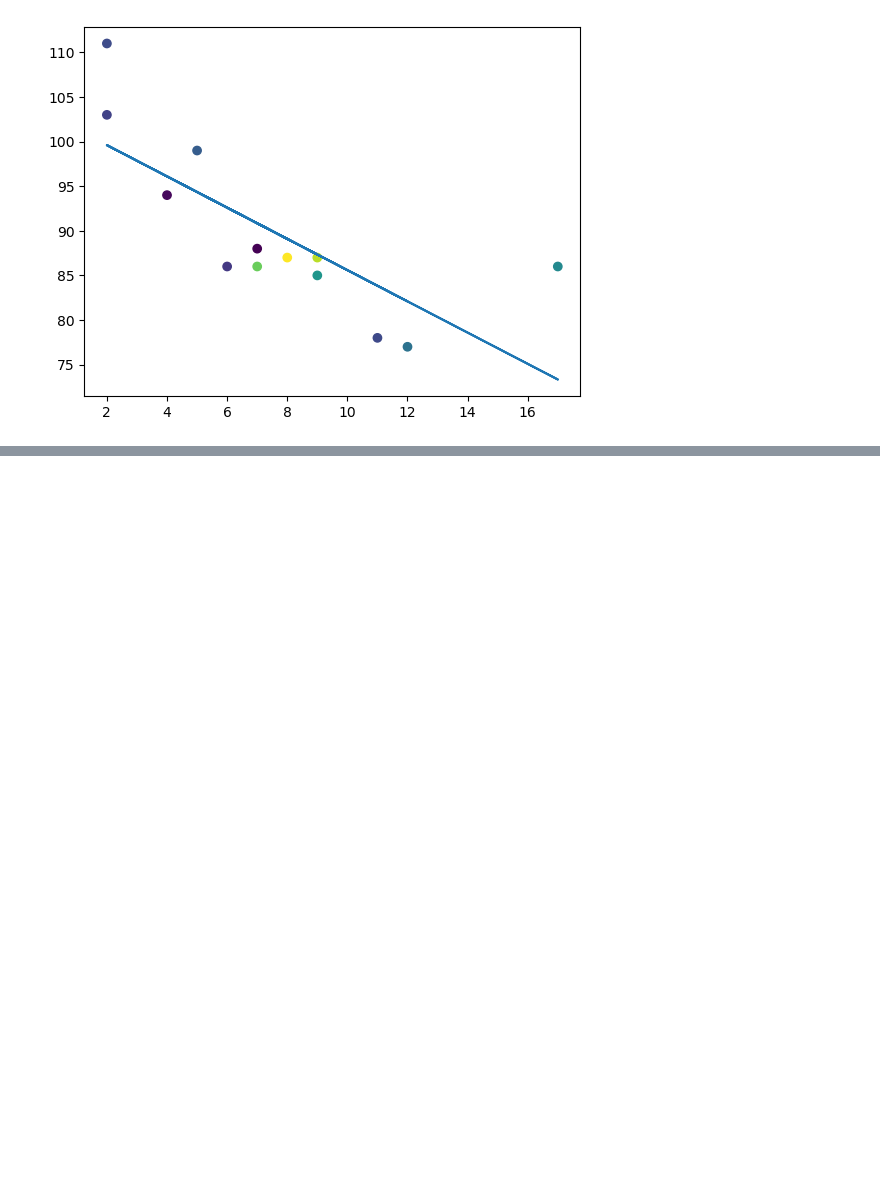
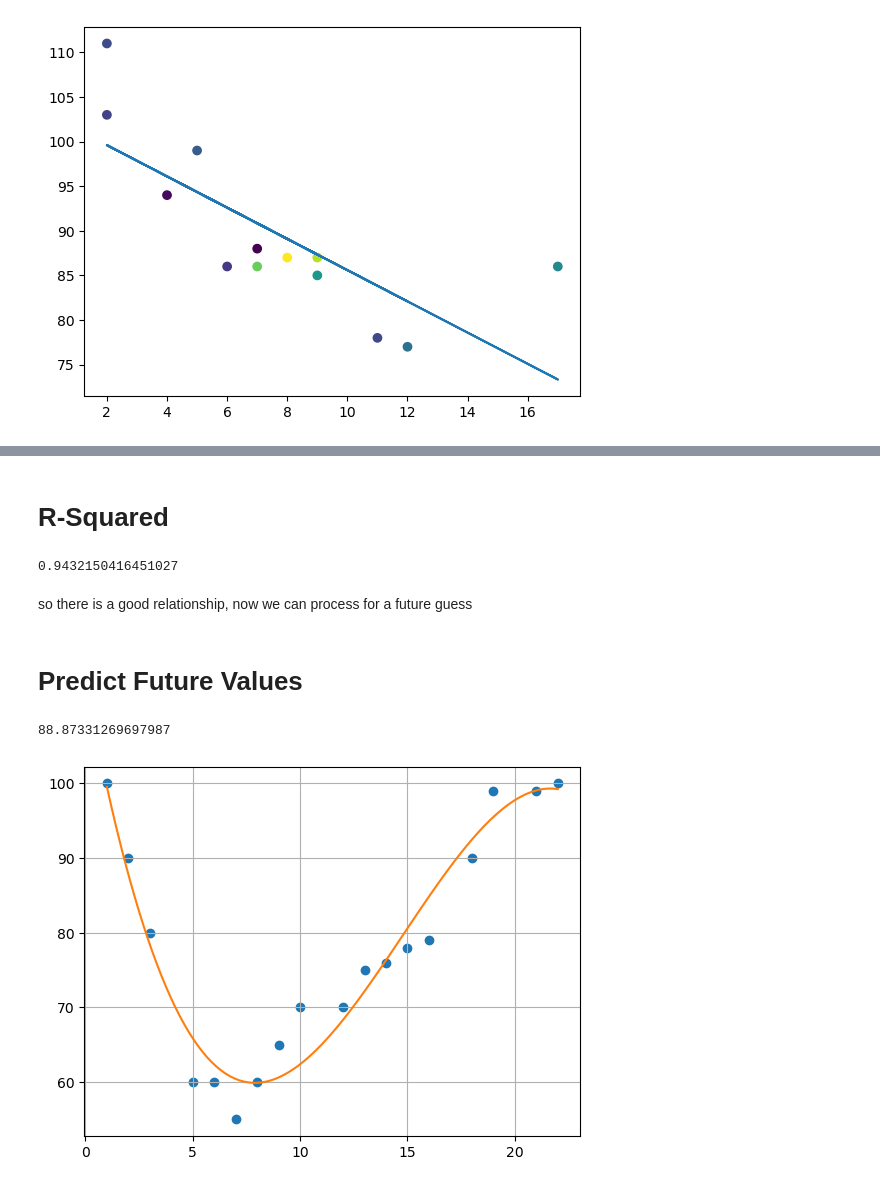
Before and after one commit to jabedkhanjb/Machine-Learning, a Jupyter notebook: Practice Folder/Linear Regression and Polynomial Regression.ipynb, the cells around one changed output, grey strips where cells are left out. Saved outputs shown, nothing was run; the diff lists cells and outputs as text; code cells hidden in the pictures; blank space fills up the shorter version.

```diff
--- a/Practice Folder/Linear Regression and Polynomial Regression.ipynb
+++ b/Practice Folder/Linear Regression and Polynomial Regression.ipynb
@@ -34,0 +62,2 @@ plt.show()
+# %% [markdown]
+# R-Squared
@@ -34,0 +66,20 @@ plt.show()
+# %%
+print(r2_score(y, newmodel(x)))
+# %% [output]
+0.9432150416451027
+# %% [markdown]
+so there is a good relationship, now we can process for a future guess
+# %% [markdown]
+# Predict Future Values
+# %%
+find_speed = newmodel(17)
+print(find_speed)
+# %% [output]
+88.87331269697987
+# %%
+plt.scatter(x, y)
+plt.grid()
+plt.plot(newline, newmodel(newline), c="#ff7f0e" )
+plt.show()
+# %% [output]
+[figure, added]
```
Also changed, not shown: parts of 8 cells of this notebook.
